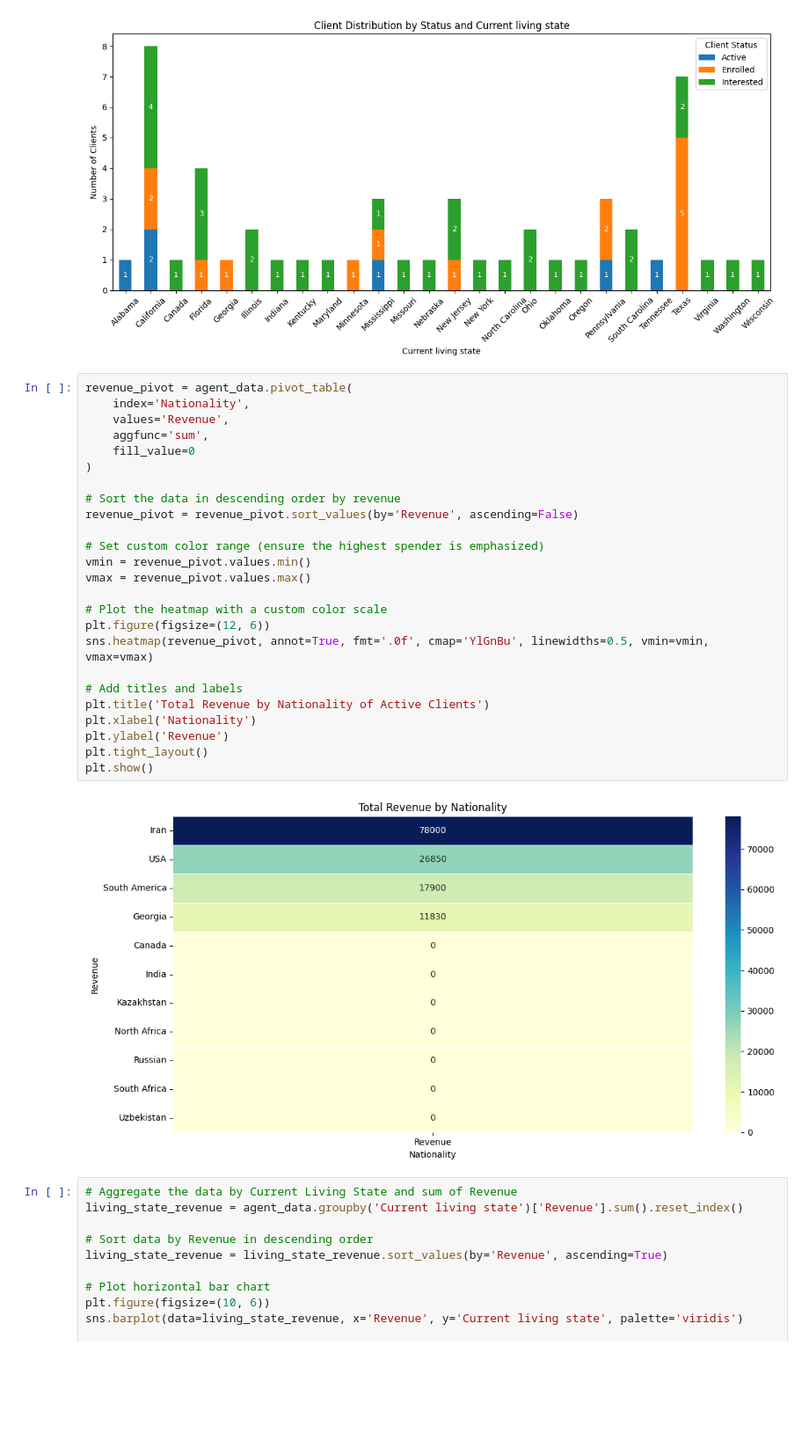
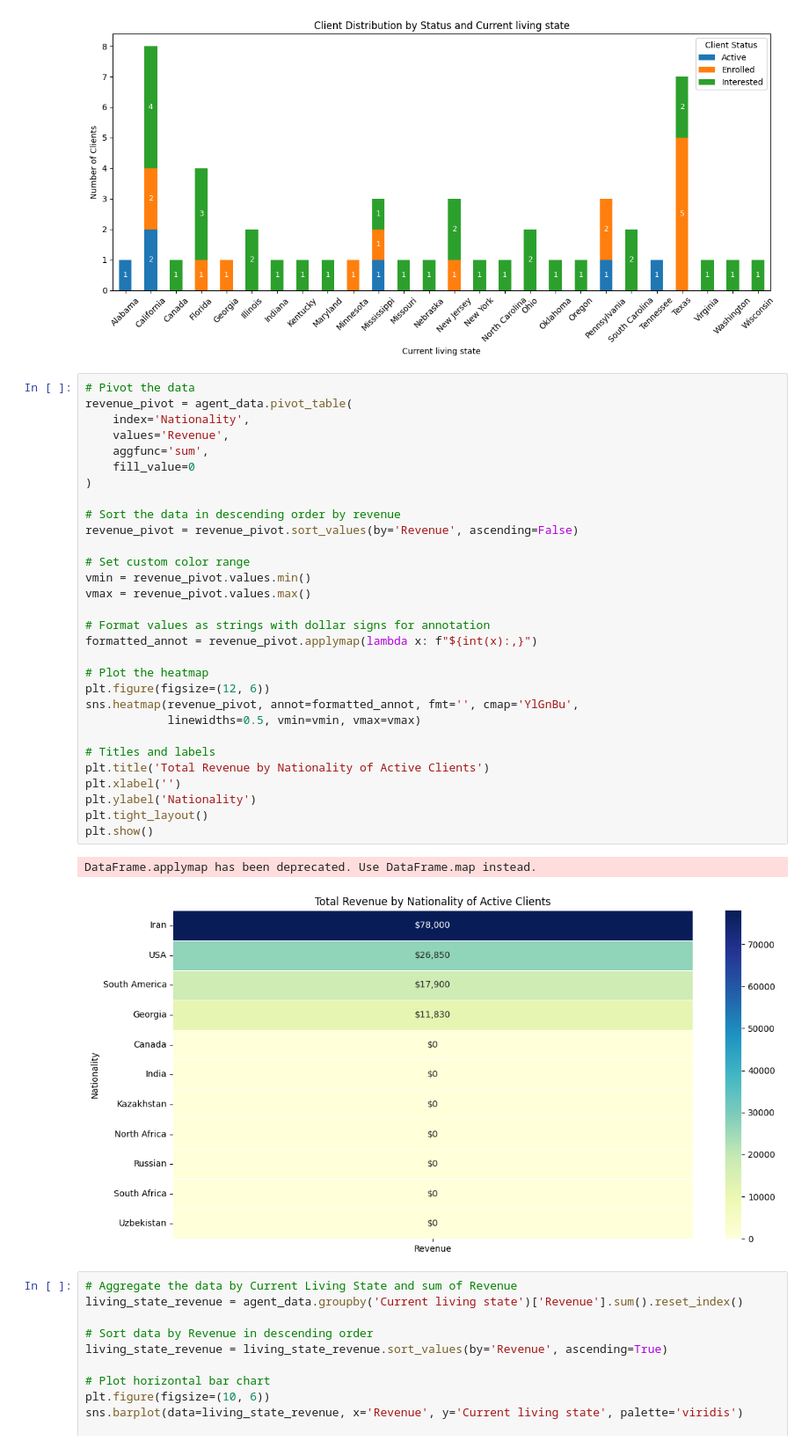
Before and after one commit to AsliddinFD/marketing-channel-analysis, a Jupyter notebook: agent_performance_analysis.ipynb, the cells around one changed output. Shown at 88% size. Cells and saved outputs as stored; diff of their text form; blank space fills up the shorter version.

```diff
--- a/agent_performance_analysis.ipynb
+++ b/agent_performance_analysis.ipynb
@@ -185,32 +185,38 @@ plt.show()
 # %% [output]
 [figure]
 # %%
+# Pivot the data
 revenue_pivot = agent_data.pivot_table(
     index='Nationality',
     values='Revenue',
     aggfunc='sum',
     fill_value=0
 )
 
 # Sort the data in descending order by revenue
 revenue_pivot = revenue_pivot.sort_values(by='Revenue', ascending=False)
 
-# Set custom color range (ensure the highest spender is emphasized)
+# Set custom color range
 vmin = revenue_pivot.values.min()
 vmax = revenue_pivot.values.max()
 
-# Plot the heatmap with a custom color scale
+# Format values as strings with dollar signs for annotation
+formatted_annot = revenue_pivot.applymap(lambda x: f"${int(x):,}")
+
+# Plot the heatmap
 plt.figure(figsize=(12, 6))
-sns.heatmap(revenue_pivot, annot=True, fmt='.0f', cmap='YlGnBu', linewidths=0.5, vmin=vmin, vmax=vmax)
+sns.heatmap(revenue_pivot, annot=formatted_annot, fmt='', cmap='YlGnBu',
+            linewidths=0.5, vmin=vmin, vmax=vmax)
 
-# Add titles and labels
+# Titles and labels
 plt.title('Total Revenue by Nationality of Active Clients')
-plt.xlabel('Nationality')
-plt.ylabel('Revenue')
+plt.xlabel('')
+plt.ylabel('Nationality')
 plt.tight_layout()
 plt.show()
 # %% [output]
+DataFrame.applymap has been deprecated. Use DataFrame.map instead.
-[figure, old version]
+[figure, new version]
 # %%
 # Aggregate the data by Current Living State and sum of Revenue
 living_state_revenue = agent_data.groupby('Current living state')['Revenue'].sum().reset_index()
```
Also changed, not shown: 1 other file.
